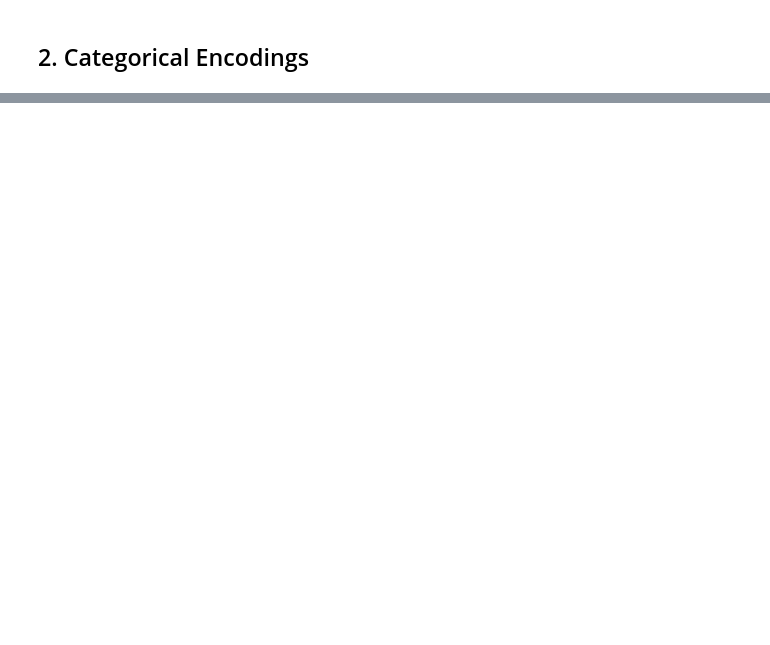
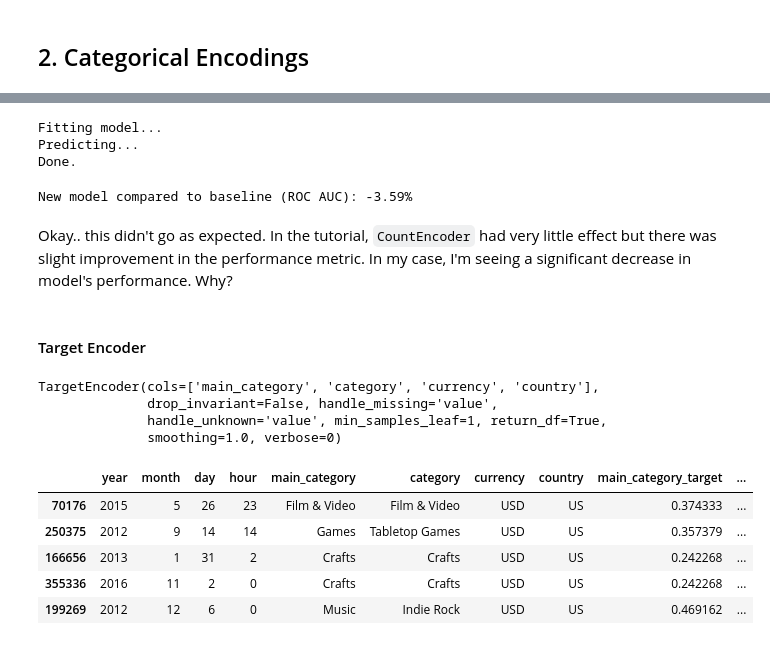
Before and after one commit to celeryexchange/kickstarter-kaggle-tutorial, a Jupyter notebook: notebooks/mj-01-kickstarter.ipynb, the cells around one changed output, grey strips where cells are left out. Saved outputs shown, nothing was run; the diff lists cells and outputs as text; code cells hidden in the pictures; blank space fills up the shorter version.

Commit message:
adding secion 2 on categorical encoding

```diff
--- a/notebooks/mj-01-kickstarter.ipynb
+++ b/notebooks/mj-01-kickstarter.ipynb
@@ -211,0 +221,17 @@ The default model is **overfitting** way too much but I'm not sure how to handle
+# %%
+# init with a limit on minimum samples per leaf (chosen randomly)
+rfc = RandomForestClassifier(random_state=34, min_samples_leaf=10)
+
+# fit
+rfc.fit(X_train, y_train)
+
+# predict
+y_pred = rfc.predict(X_test)
+y_pred_train = rfc.predict(X_train)
+
+# score (roc auc)
+print('roc auc (train): {:.2%}'.format(roc_auc_score(y_train, y_pred_train)))
+print('roc auc (test): {:.2%}'.format(roc_auc_score(y_test, y_pred)))
+
+# save baseline ROC AUC
+roc_auc_baseline = roc_auc_score(y_test, y_pred)
@@ -237,0 +310,3 @@ The default model is **overfitting** way too much but I'm not sure how to handle
+# %%
+# starting with the these variables
+categorical_cols = ['main_category', 'category', 'currency', 'country']
@@ -237,0 +348,56 @@ The default model is **overfitting** way too much but I'm not sure how to handle
+# %%
+# split the dataset
+X, y, X_train, X_test, y_train, y_test = create_train_test(data)
+
+# fit, predict and calculate new score
+roc_auc_new = score_model(X_train, X_test, y_train, y_test)
+# %% [output]
+Fitting model...
+Predicting...
+Done.
+# %%
+diff = roc_auc_new - roc_auc_baseline
+print('New model compared to baseline (ROC AUC): {:.2%}'.format(diff))
+# %% [output]
+New model compared to baseline (ROC AUC): -3.59%
+# %% [markdown]
+Okay.. this didn't go as expected. In the tutorial, `CountEncoder` had very little effect but there was slight improvement in the performance metric. In my case, I'm seeing a significant decrease in model's performance. Why?
+# %% [markdown]
+#### Target Encoder
+# %%
+# import module
+from category_encoders import TargetEncoder
+
+# init
+te = TargetEncoder(cols=categorical_cols)
+# %%
+# target encoding is fitted on just the training dataset
+# to prevent target leakage into the testing dataset
+
+# create a fresh copy of our data
+data = ks[['year','month','day','hour','is_successful']].join(ks[categorical_cols])
+
+# split data
+X, y, X_train, X_test, y_train, y_test = create_train_test(data)
+
+# fit on train
+te.fit(X_train[categorical_cols], y=y_train)
+# %% [output]
+TargetEncoder(cols=['main_category', 'category', 'currency', 'country'],
+              drop_invariant=False, handle_missing='value',
+              handle_unknown='value', min_samples_leaf=1, return_df=True,
+              smoothing=1.0, verbose=0)
+# %%
+# tranform categorical features of both train and test
+X_train = X_train.join(te.transform(X_train[categorical_cols]).add_suffix('_target'))
+X_test = X_test.join(te.transform(X_test[categorical_cols]).add_suffix('_target'))
+
+# inspect
+X_train.head()
+# %% [output]
+|  | year | month | day | hour | main_category | category | currency | country | main_category_target | ... |
+| 70176 | 2015 | 5 | 26 | 23 | Film & Video | Film & Video | USD | US | 0.374333 | ... |
+| 250375 | 2012 | 9 | 14 | 14 | Games | Tabletop Games | USD | US | 0.357379 | ... |
+| 166656 | 2013 | 1 | 31 | 2 | Crafts | Crafts | USD | US | 0.242268 | ... |
+| 355336 | 2016 | 11 | 2 | 0 | Crafts | Crafts | USD | US | 0.242268 | ... |
+| 199269 | 2012 | 12 | 6 | 0 | Music | Indie Rock | USD | US | 0.469162 | ... |
```
Also changed, not shown: parts of 26 cells of this notebook, 1 other file.
